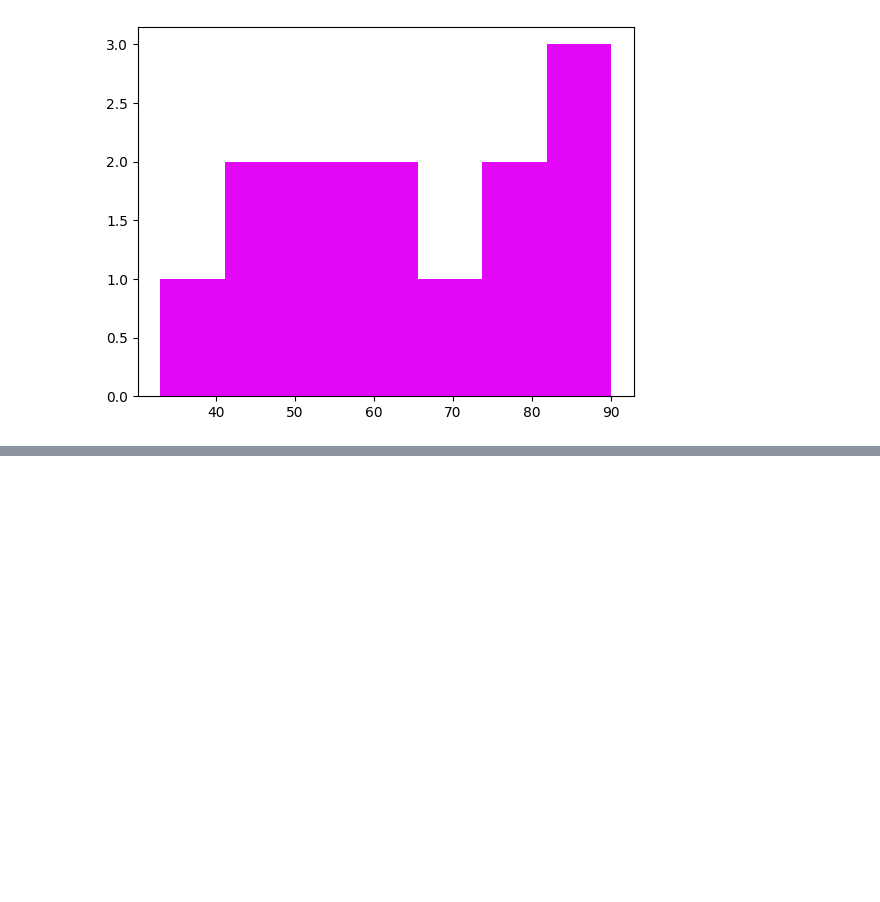
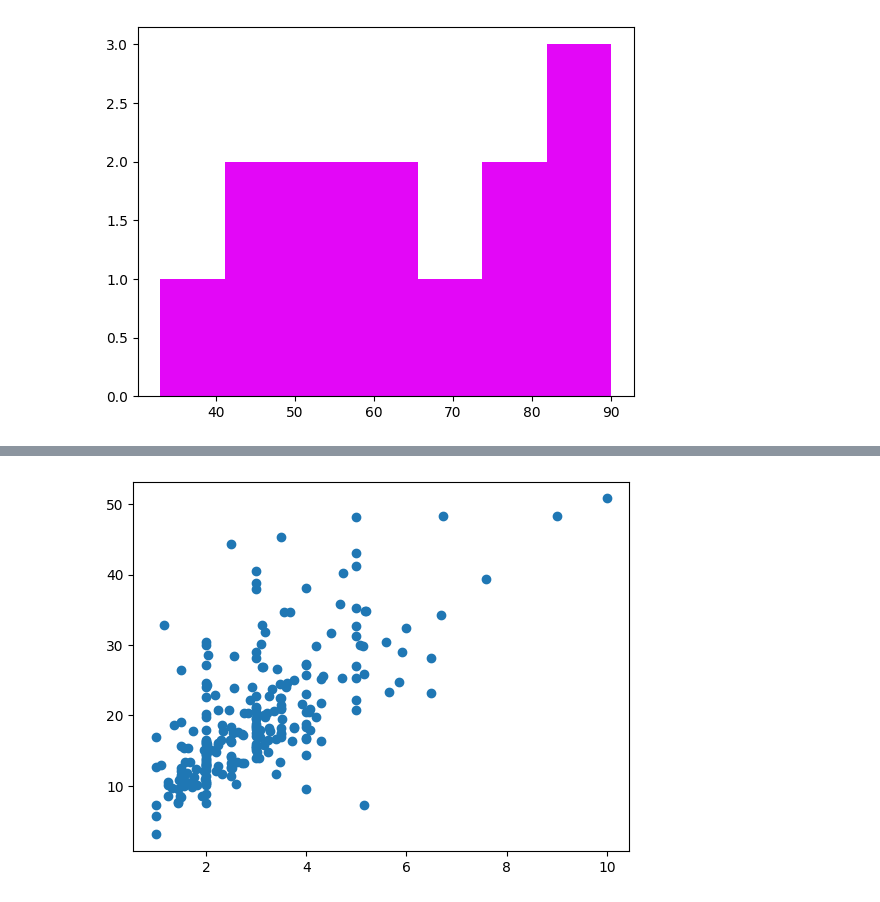
Before and after one commit to Akashmadasu1/My_Python_Notes, a Jupyter notebook: Data_Visualisation.ipynb, the cells around one changed output, grey strips where cells are left out. Saved outputs shown, nothing was run; the diff lists cells and outputs as text; code cells hidden in the pictures; blank space fills up the shorter version.

```diff
--- a/Data_Visualisation.ipynb
+++ b/Data_Visualisation.ipynb
@@ -209,0 +240,5 @@ plt.show()
+# %%
+plt.scatter(data['tip'],data['total_bill'])
+plt.show()
+# %% [output]
+[figure, added]
```
Also changed, not shown: parts of 34 cells of this notebook.
